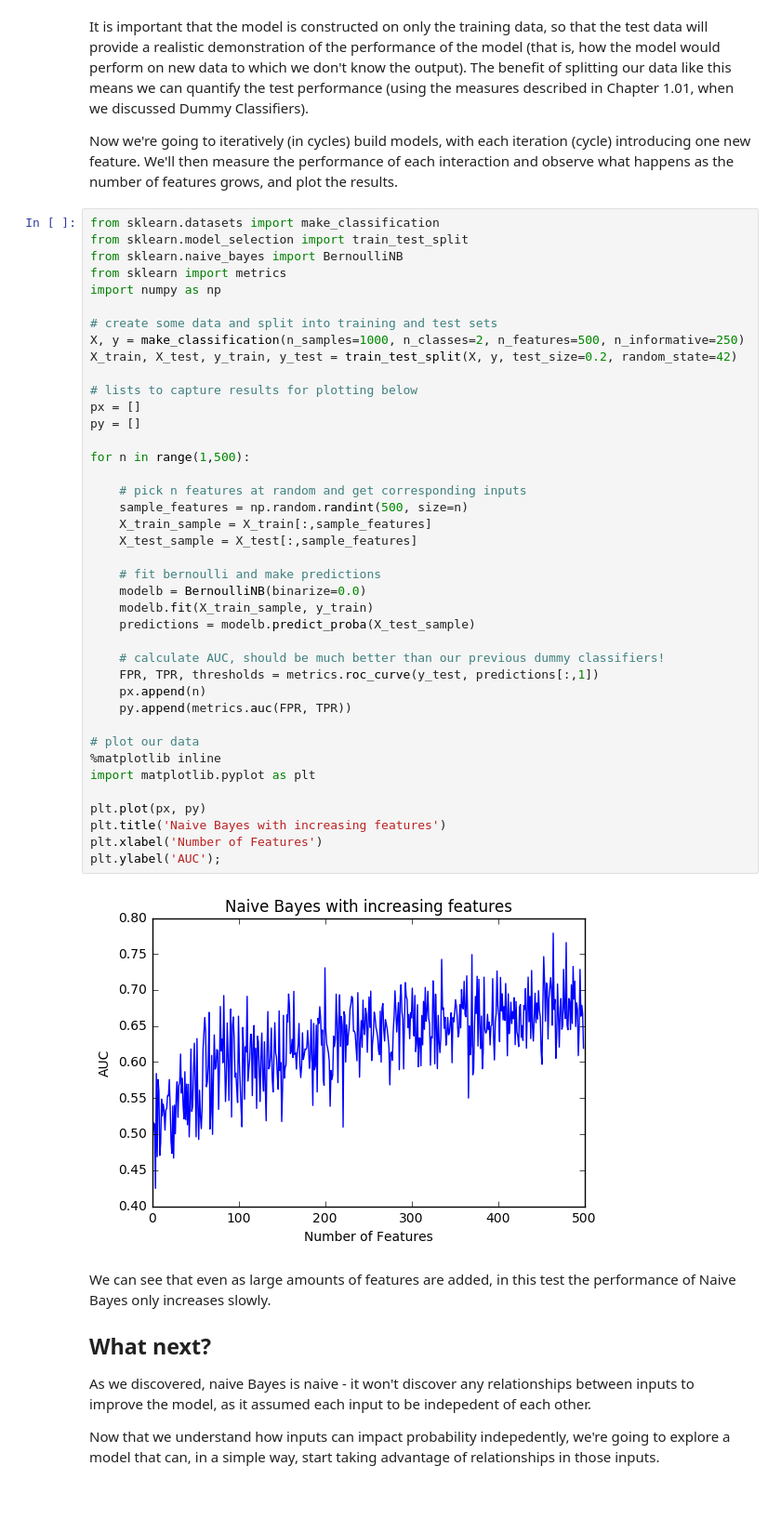
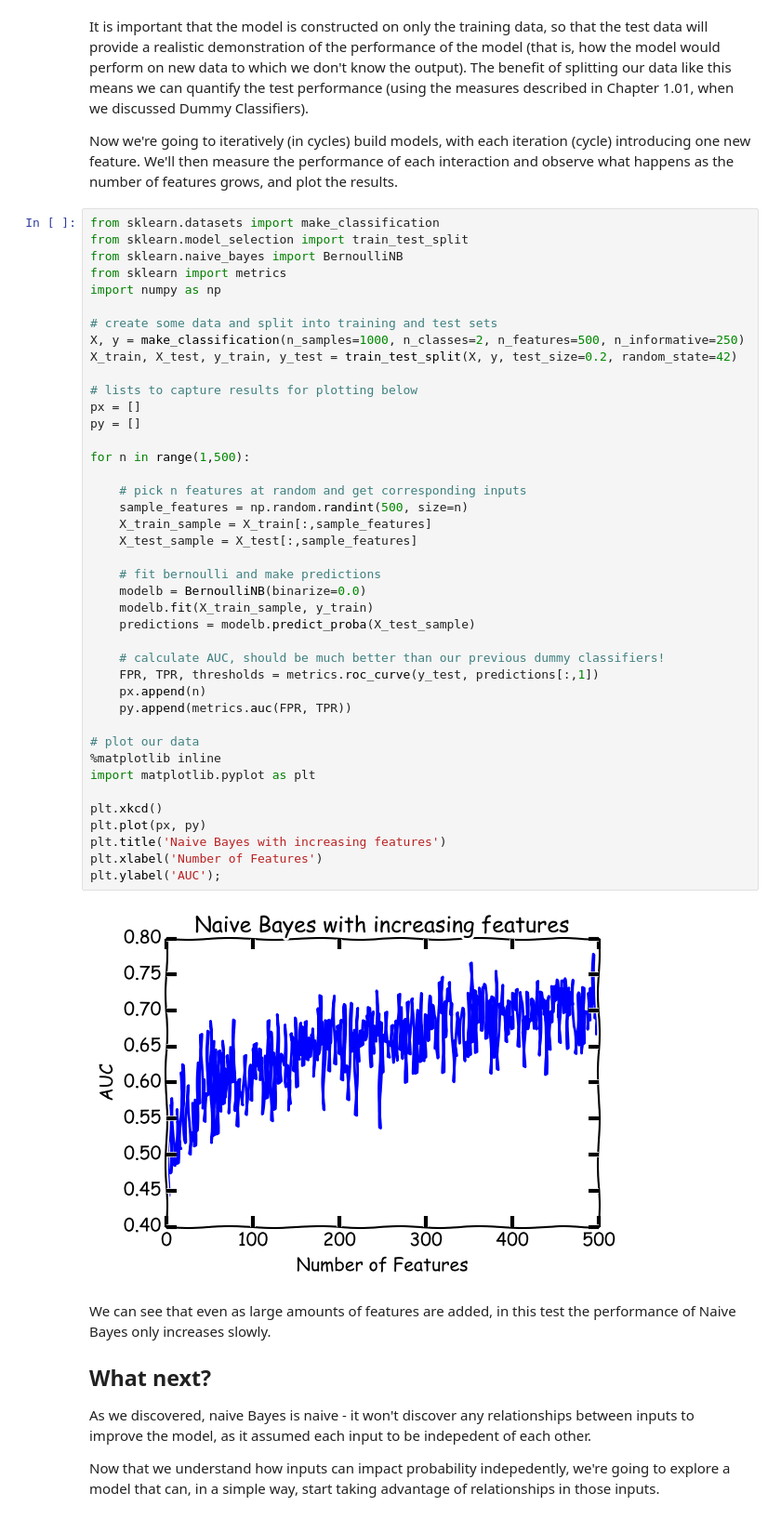
Before and after one commit to blairhudson/learningml, a Jupyter notebook: 02.02-Naive-Bayes.ipynb, the cells around one changed output. Shown at 93% size. Saved outputs shown, nothing was run; the diff lists cells and outputs as text.

Commit message:
XKCD-ified diagrams! And an example and distance formulae for KNN

```diff
--- a/02.02-Naive-Bayes.ipynb
+++ b/02.02-Naive-Bayes.ipynb
@@ -330,34 +330,35 @@ X_train, X_test, y_train, y_test = train_test_split(X, y, test_size=0.2, random_
 # lists to capture results for plotting below
 px = []
 py = []
 
 for n in range(1,500):
 
     # pick n features at random and get corresponding inputs
     sample_features = np.random.randint(500, size=n)
     X_train_sample = X_train[:,sample_features]
     X_test_sample = X_test[:,sample_features]
 
     # fit bernoulli and make predictions
     modelb = BernoulliNB(binarize=0.0)
     modelb.fit(X_train_sample, y_train)
     predictions = modelb.predict_proba(X_test_sample)
 
     # calculate AUC, should be much better than our previous dummy classifiers!
     FPR, TPR, thresholds = metrics.roc_curve(y_test, predictions[:,1])
     px.append(n)
     py.append(metrics.auc(FPR, TPR))
 
 # plot our data
 %matplotlib inline
 import matplotlib.pyplot as plt
 
+plt.xkcd()
 plt.plot(px, py)
 plt.title('Naive Bayes with increasing features')
 plt.xlabel('Number of Features')
 plt.ylabel('AUC');
 # %% [output]
-[figure, old version]
+[figure, new version]
 # %% [markdown]
 We can see that even as large amounts of features are added, in this test the performance of Naive Bayes only increases slowly.
 
```
Also changed, not shown: 2 other files.
